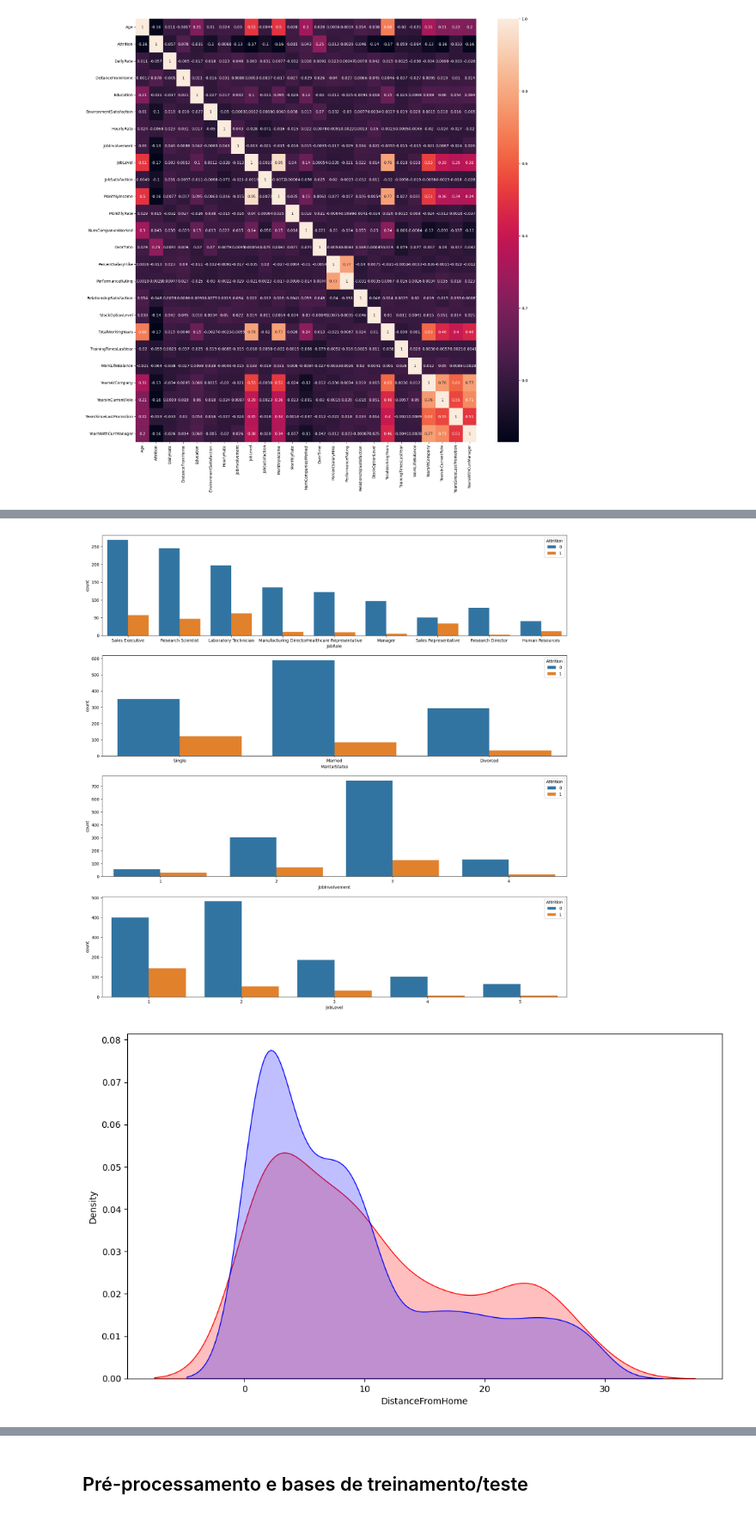
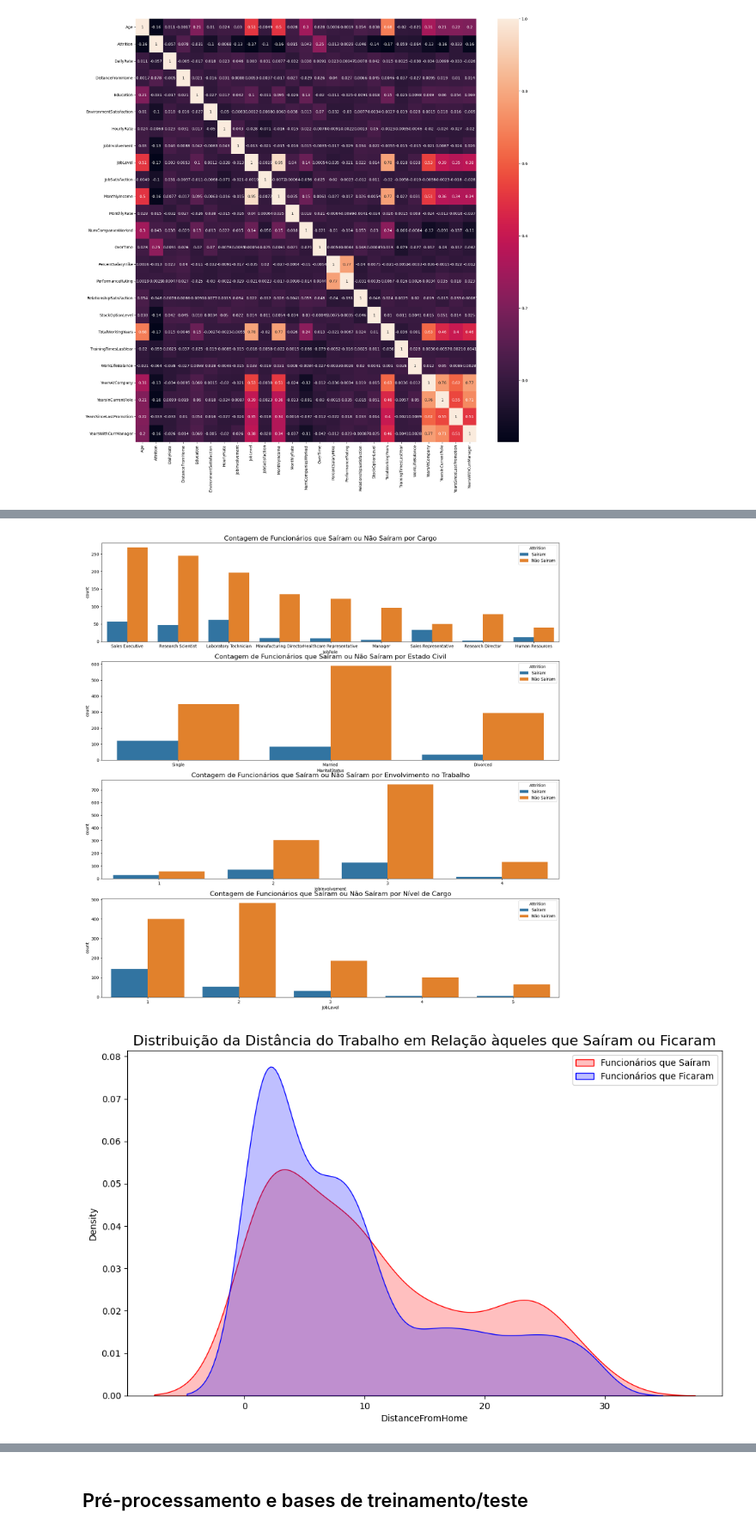
Before and after one commit to muriloWeber/Portfolio_Data_Science, a Jupyter notebook: projeto_rh/script/recursos_humanos_v1.ipynb, the cells around one changed output, grey strips where cells are left out. Shown at 86% size. Saved outputs shown, nothing was run; the diff lists cells and outputs as text; code cells hidden in the pictures.

Commit message:
melhorias na apresentação dos gráficos

```diff
--- a/projeto_rh/script/recursos_humanos_v1.ipynb
+++ b/projeto_rh/script/recursos_humanos_v1.ipynb
@@ -272,23 +280,33 @@ sns.countplot(x='Age', hue='Attrition', data=employee_df);
 # %%
-# Contagem de funcionários que saíram ou ficaram em relação ao cargo e estado civil:
+plt.figure(figsize=(20,20))
 
-plt.figure(figsize=(20,20))
+# Gráfico 1
 plt.subplot(411)
-sns.countplot(x='JobRole', hue = 'Attrition', data = employee_df);
+plt.title('Contagem de Funcionários que Saíram ou Não Saíram por Cargo', fontsize=16)
+sns.countplot(x='JobRole', hue=employee_df['Attrition'].map({0: 'Não Saíram', 1: 'Saíram'}), data=employee_df);
+
+# Gráfico 2
 plt.subplot(412)
-sns.countplot(x='MaritalStatus', hue = 'Attrition', data = employee_df);
+plt.title('Contagem de Funcionários que Saíram ou Não Saíram por Estado Civil', fontsize=16)
+sns.countplot(x='MaritalStatus', hue=employee_df['Attrition'].map({0: 'Não Saíram', 1: 'Saíram'}), data=employee_df);
+
+# Gráfico 3
 plt.subplot(413)
-sns.countplot(x='JobInvolvement', hue = 'Attrition', data = employee_df);
+plt.title('Contagem de Funcionários que Saíram ou Não Saíram por Envolvimento no Trabalho', fontsize=16)
+sns.countplot(x='JobInvolvement', hue=employee_df['Attrition'].map({0: 'Não Saíram', 1: 'Saíram'}), data=employee_df);
+
+# Gráfico 4
 plt.subplot(414)
-sns.countplot(x='JobLevel', hue = 'Attrition', data = employee_df);
+plt.title('Contagem de Funcionários que Saíram ou Não Saíram por Nível de Cargo', fontsize=16)
+sns.countplot(x='JobLevel', hue=employee_df['Attrition'].map({0: 'Não Saíram', 1: 'Saíram'}), data=employee_df);
 # %% [output]
-[figure, old version]
+[figure, new version]
 # %%
-# Distribuição da distância do trabalho em relação àqueles que saíram ou ficaram:
-
 plt.figure(figsize=(12,7))
-sns.kdeplot(left_df['DistanceFromHome'], label = 'Funcinários que saíram', fill = True, color = 'r');
-sns.kdeplot(stayed_df['DistanceFromHome'], label = 'Funcinários que ficaram', fill = True, color = 'b');
+plt.title('Distribuição da Distância do Trabalho em Relação àqueles que Saíram ou Ficaram', fontsize=16)
+sns.kdeplot(left_df['DistanceFromHome'], label='Funcionários que Saíram', fill=True, color='r');
+sns.kdeplot(stayed_df['DistanceFromHome'], label='Funcionários que Ficaram', fill=True, color='b');
+plt.legend();
 # %% [output]
-[figure, old version]
+[figure, new version]
 # %%
```
Also changed, not shown: parts of 30 cells of this notebook.
